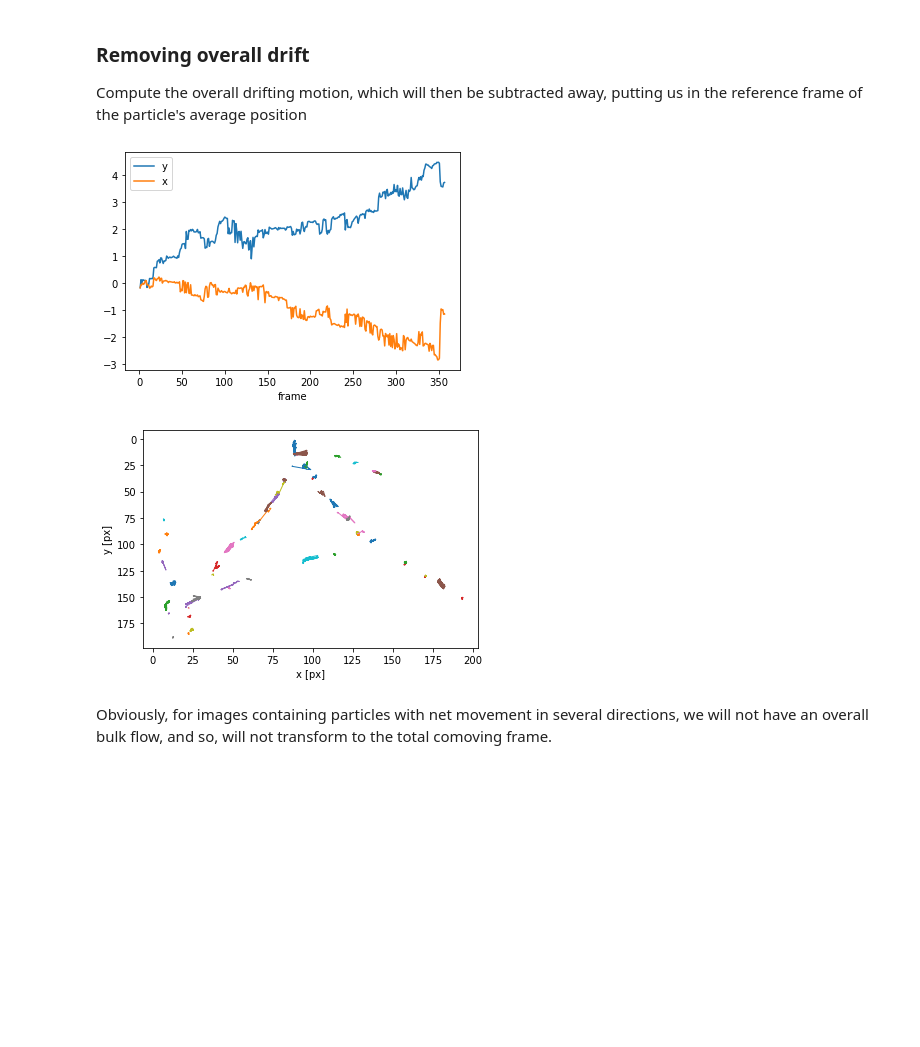
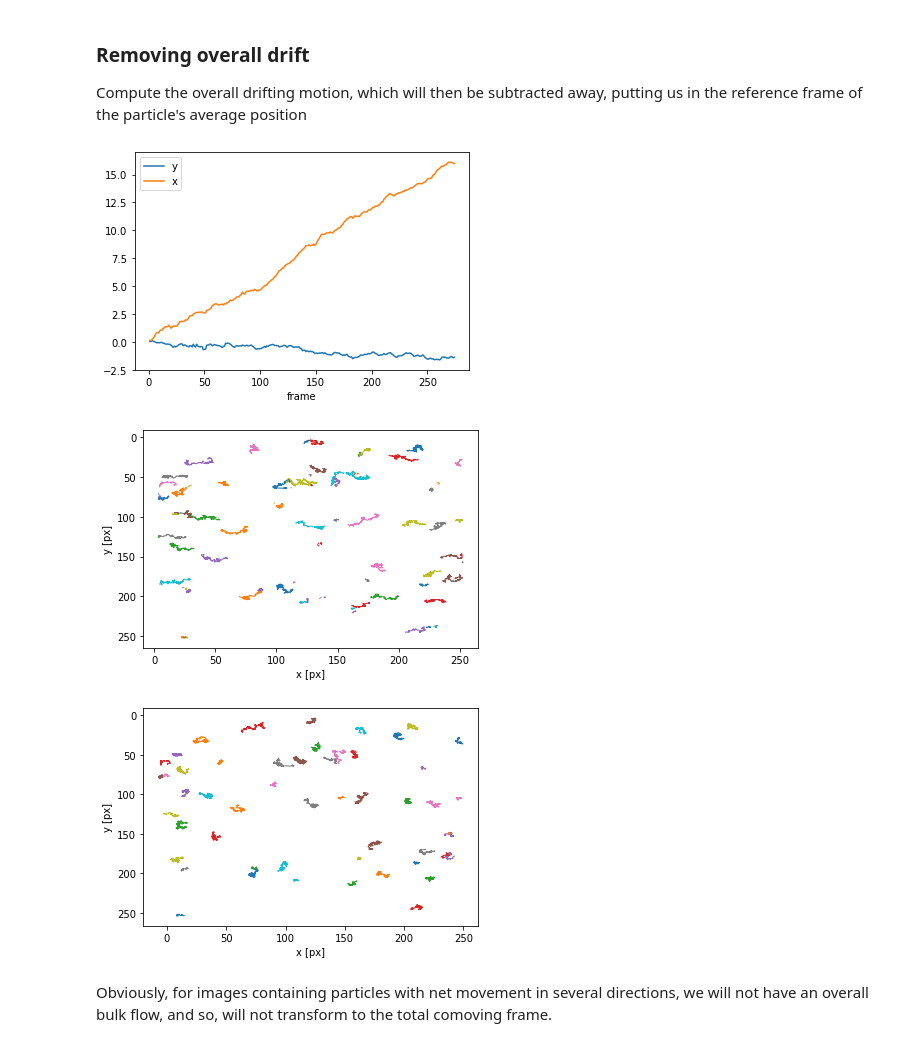
Before and after one commit to dbautista98/BMC_analysis, a Jupyter notebook: trackpy_walkthrough.ipynb, the cells around one changed output. Drawn from its saved outputs; the diff is of its cells as text; code cells hidden in the pictures; blank space fills up the shorter version.

```diff
--- a/trackpy_walkthrough.ipynb
+++ b/trackpy_walkthrough.ipynb
@@ -17,7 +17,7 @@ import trackpy as tp
 # %% [markdown]
 # Importing data
 # %%
-path = "../data/onion_2/Onion_bulk_20x/*.bmp"
+path = '../data/beads/13.2_visc_PVP_0.4_um-40x/track_2/*.bmp'
 
 frames = pims.as_gray(pims.open(path))
 frames
@@ -101,3 +101,3 @@ len(frames)
 # %%
-f = tp.batch(frames, diameter=9, minmass=132, maxsize=3)
+f = tp.batch(frames[:275], diameter=9, minmass=132, maxsize=3)
 # %% [output]
@@ -150,14 +150,17 @@ d = tp.compute_drift(t1)
 d.plot()
 plt.show()
 # %% [output]
-[figure, old version]
+[figure, new version]
 # %%
 tm = tp.subtract_drift(t1.copy(), d)
 # %%
+tp.plot_traj(t)
+plt.show()
 ax = tp.plot_traj(tm)
 plt.show()
 # %% [output]
-[figure, old version]
+[figure, new version]
+[figure, added]
 # %% [markdown]
 Obviously, for images containing particles with net movement in several directions, we will not have an overall bulk flow, and so, will not transform to the total comoving frame.
 # %% [markdown]
```
Also changed, not shown: parts of 22 cells of this notebook.
